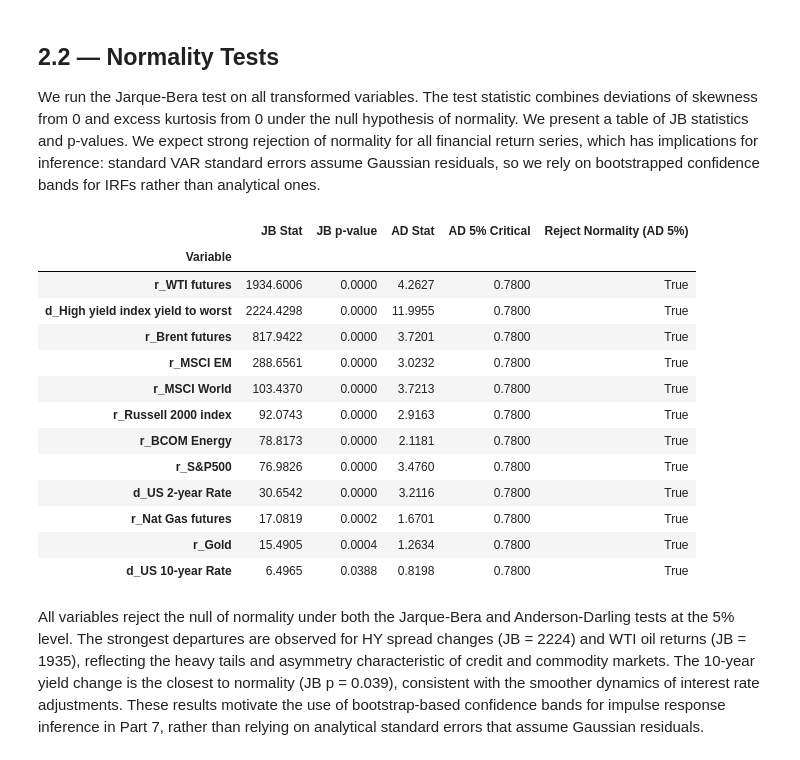
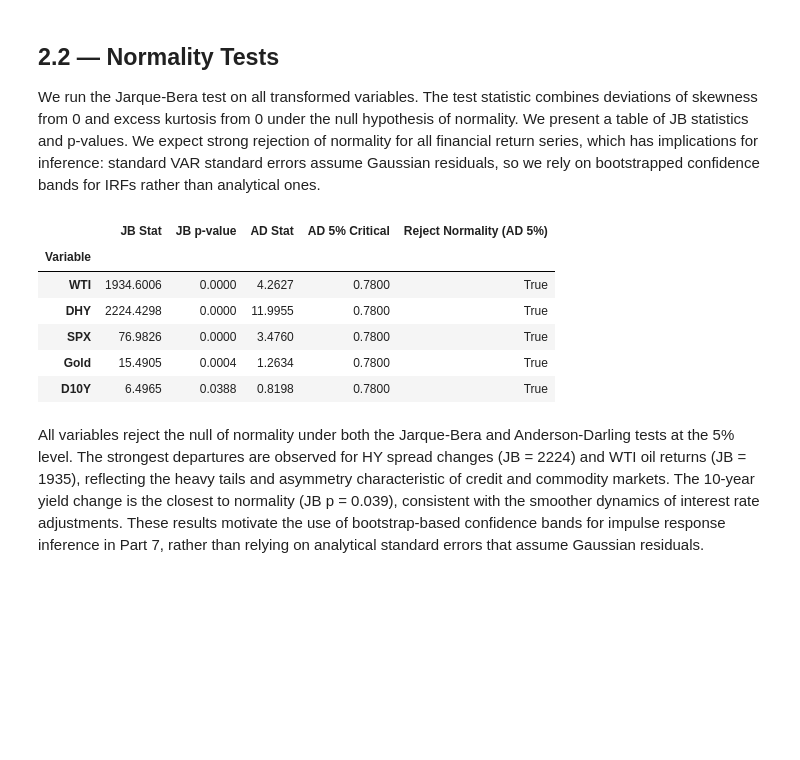
Before and after one commit to Altankaragulle/EMIF_Project_Oil, a Jupyter notebook: EMIF_Oil_Shock_Project.ipynb, the cells around one changed output. Cells and saved outputs as stored; diff of their text form; code cells hidden in the pictures; blank space fills up the shorter version.

Commit message:
Correct Normality tests section 2.2

```diff
--- a/EMIF_Oil_Shock_Project.ipynb
+++ b/EMIF_Oil_Shock_Project.ipynb
@@ -410,49 +412,18 @@ Oil returns (WTI, Brent) are the most volatile assets in the dataset, consistent
 ## 2.2 — Normality Tests
 
 We run the Jarque-Bera test on all transformed variables. The test statistic combines deviations of skewness from 0 and excess kurtosis from 0 under the null hypothesis of normality. We present a table of JB statistics and p-values. We expect strong rejection of normality for all financial return series, which has implications for inference: standard VAR standard errors assume Gaussian residuals, so we rely on bootstrapped confidence bands for IRFs rather than analytical ones.
-# %%
-# Select all transformed variables (log-returns and first differences)
-ret_cols = [c for c in analysis_df.columns if c.startswith("r_") or c.startswith("d_")]
-ret_df = analysis_df[ret_cols].dropna(how="all")
-
-def normality_tests(df: pd.DataFrame) -> pd.DataFrame:
-    rows = []
-    for col in df.columns:
-        x = df[col].dropna().values
-        jb_stat, jb_p = stats.jarque_bera(x)
-        ad = stats.anderson(x, dist="norm")
-        ad_5pct_crit = float(ad.critical_values[list(ad.significance_level).index(5.0)])
-        rows.append({
-            "Variable": col,
-            "JB Stat": jb_stat,
-            "JB p-value": jb_p,
-            "AD Stat": ad.statistic,
-            "AD 5% Critical": ad_5pct_crit,
-            "Reject Normality (AD 5%)": ad.statistic > ad_5pct_crit
-        })
-    return (
-        pd.DataFrame(rows)
-        .set_index("Variable")
-        .sort_values("JB p-value")
-    )
-
-normality_df = normality_tests(ret_df)
-normality_df
-# %% [output]
-|  | JB Stat | JB p-value | AD Stat | AD 5% Critical | Reject Normality (AD 5%) |
-| Variable |  |  |  |  |  |
-| r_WTI futures | 1934.6006 | 0.0000 | 4.2627 | 0.7800 | True |
-| d_High yield index yield to worst | 2224.4298 | 0.0000 | 11.9955 | 0.7800 | True |
-| r_Brent futures | 817.9422 | 0.0000 | 3.7201 | 0.7800 | True |
-| r_MSCI EM | 288.6561 | 0.0000 | 3.0232 | 0.7800 | True |
-| r_MSCI World | 103.4370 | 0.0000 | 3.7213 | 0.7800 | True |
-| r_Russell 2000 index | 92.0743 | 0.0000 | 2.9163 | 0.7800 | True |
-| r_BCOM Energy | 78.8173 | 0.0000 | 2.1181 | 0.7800 | True |
-| r_S&P500 | 76.9826 | 0.0000 | 3.4760 | 0.7800 | True |
-| d_US 2-year Rate | 30.6542 | 0.0000 | 3.2116 | 0.7800 | True |
-| r_Nat Gas futures | 17.0819 | 0.0002 | 1.6701 | 0.7800 | True |
-| r_Gold | 15.4905 | 0.0004 | 1.2634 | 0.7800 | True |
-| d_US 10-year Rate | 6.4965 | 0.0388 | 0.8198 | 0.7800 | True |
+# %%
+# Normality tests on the 5 core VAR variables (monthly)
+normality_df = normality_tests(var_df)
+normality_df
+# %% [output]
+|  | JB Stat | JB p-value | AD Stat | AD 5% Critical | Reject Normality (AD 5%) |
+| Variable |  |  |  |  |  |
+| WTI | 1934.6006 | 0.0000 | 4.2627 | 0.7800 | True |
+| DHY | 2224.4298 | 0.0000 | 11.9955 | 0.7800 | True |
+| SPX | 76.9826 | 0.0000 | 3.4760 | 0.7800 | True |
+| Gold | 15.4905 | 0.0004 | 1.2634 | 0.7800 | True |
+| D10Y | 6.4965 | 0.0388 | 0.8198 | 0.7800 | True |
 # %% [markdown]
 All variables reject the null of normality under both the Jarque-Bera and Anderson-Darling tests at the 5% level. The strongest departures are observed for HY spread changes (JB = 2224) and WTI oil returns (JB = 1935), reflecting the heavy tails and asymmetry characteristic of credit and commodity markets. The 10-year yield change is the closest to normality (JB p = 0.039), consistent with the smoother dynamics of interest rate adjustments. These results motivate the use of bootstrap-based confidence bands for impulse response inference in Part 7, rather than relying on analytical standard errors that assume Gaussian residuals.
 # %% [markdown]
```
Also changed, not shown: parts of 1 cell of this notebook.
